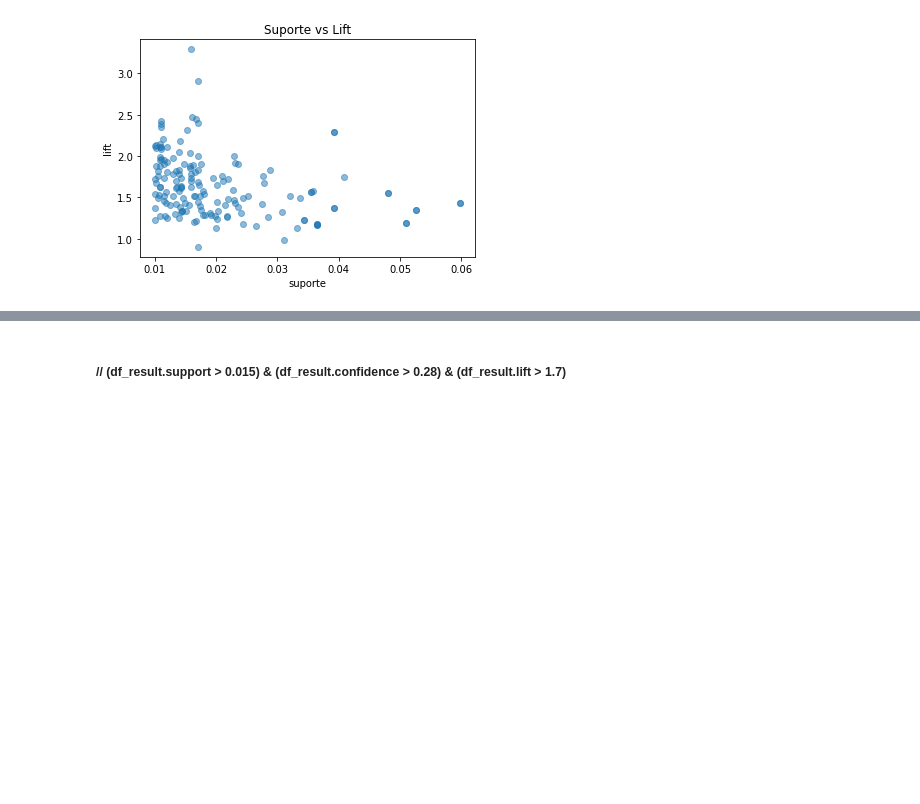
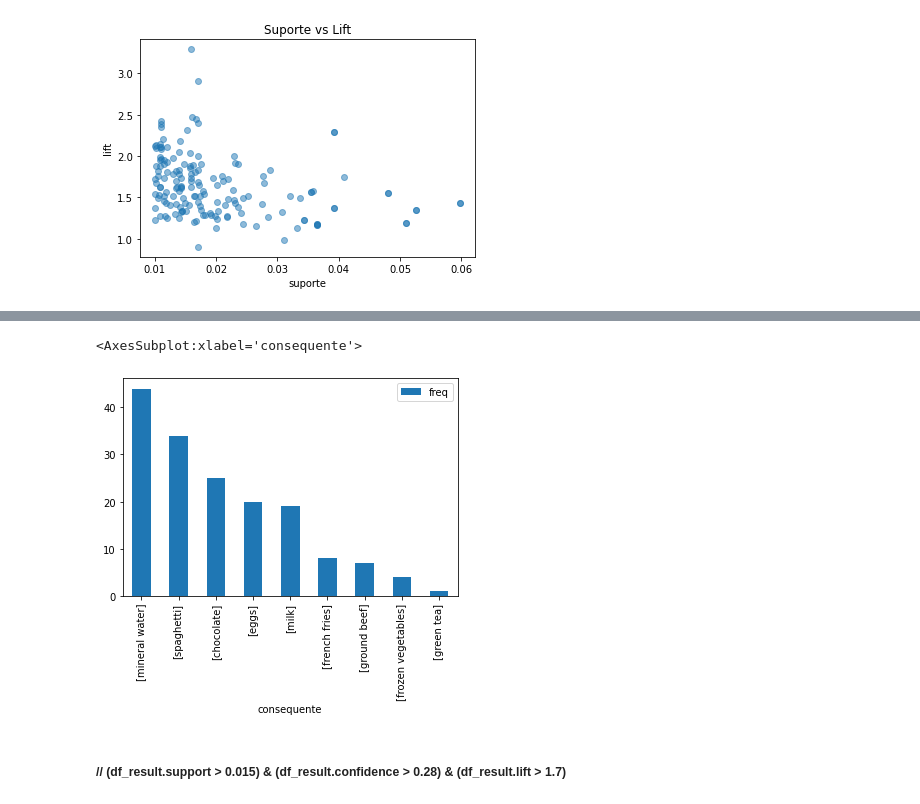
Before and after one commit to joaopaulopbjp/regras_associacao, a Jupyter notebook: Apriori_regras_associacao.ipynb, the cells around one changed output, grey strips where cells are left out. Drawn from its saved outputs; the diff is of its cells as text; code cells hidden in the pictures; blank space fills up the shorter version.

```diff
--- a/Apriori_regras_associacao.ipynb
+++ b/Apriori_regras_associacao.ipynb
@@ -140,3 +157,8 @@ plt.show()
+# %%
+df_freq_adds.sort_values(by=['freq'], ascending=False).head(10).plot(kind='bar',x='consequente',y='freq')
+# %% [output]
+<AxesSubplot:xlabel='consequente'>
+[figure, added]
 # %% [markdown]
 ##### // (df_result.support > 0.015) & (df_result.confidence > 0.28) & (df_result.lift > 1.7)
 # %% [markdown]
```
Also changed, not shown: parts of 5 cells of this notebook.
